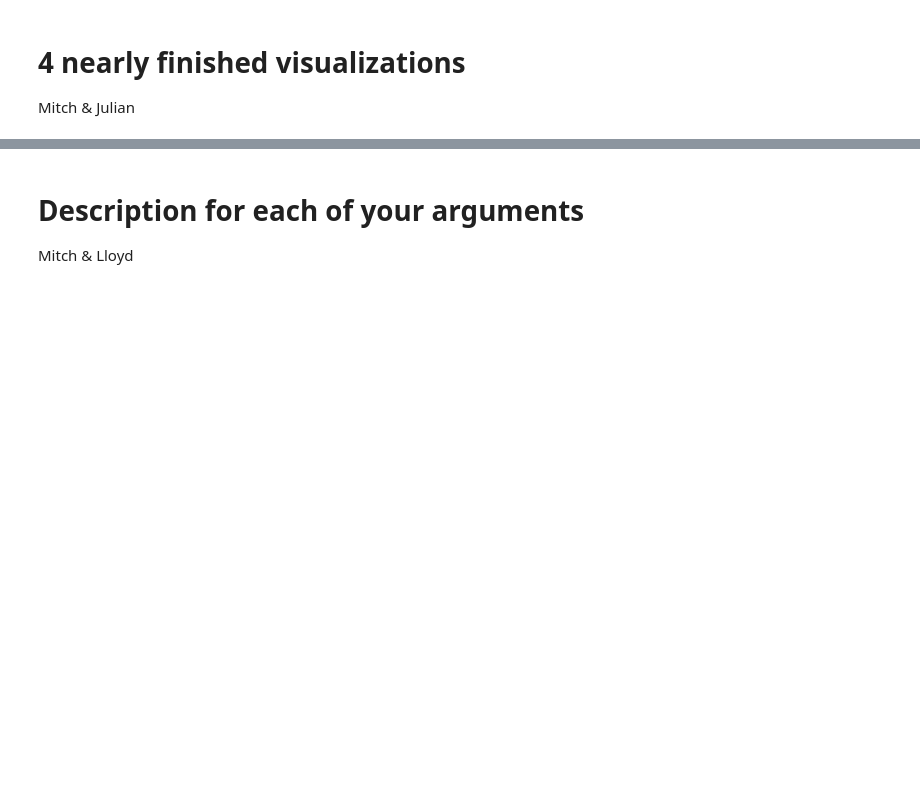
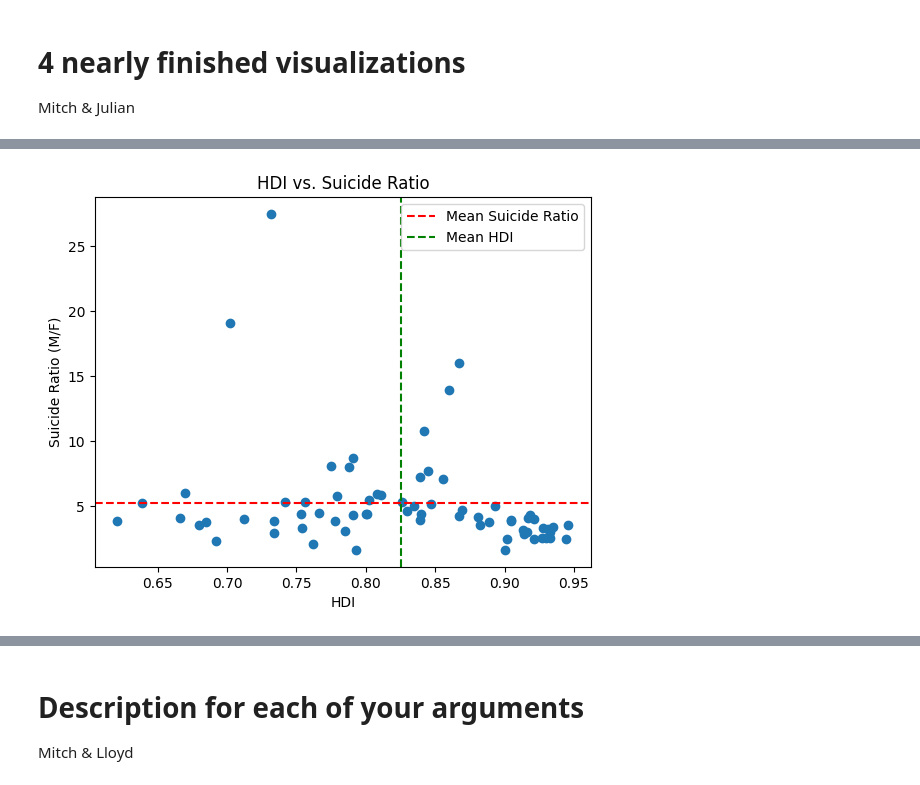
Before and after one commit to Lloydster25/Informatievisualisatie, a Jupyter notebook: Draft.ipynb, the cells around one changed output, grey strips where cells are left out. Cells and saved outputs as stored; diff of their text form; code cells hidden in the pictures; blank space fills up the shorter version.

```diff
--- a/Draft.ipynb
+++ b/Draft.ipynb
@@ -20,0 +58,42 @@ Mitch & Julian
+# %%
+import pandas as pd
+import matplotlib.pyplot as plt
+import numpy as np
+
+df = pd.read_csv('databases/FINAL DATASET.csv')
+hdi = df['HDI 2013']
+suicide_ratio = df['Suicide Ratio (M/F)']
+
+
+# Convert to NumPy arrays
+hdi = np.array(hdi)
+suicide_ratio = np.array(suicide_ratio)
+
+# Exclude NaN and inf values
+valid_indices = np.isfinite(hdi) & np.isfinite(suicide_ratio)
+hdi = hdi[valid_indices]
+suicide_ratio = suicide_ratio[valid_indices]
+
+# Calculate mean values
+mean_hdi = np.mean(hdi)
+mean_suicide_ratio = np.mean(suicide_ratio)
+
+# Plotting the scatter plot
+plt.scatter(hdi, suicide_ratio)
+
+# Adding mean lines
+plt.axhline(y=mean_suicide_ratio, color='r', linestyle='--', label='Mean Suicide Ratio')
+plt.axvline(x=mean_hdi, color='g', linestyle='--', label='Mean HDI')
+
+# Adding labels and title
+plt.xlabel('HDI')
+plt.ylabel('Suicide Ratio (M/F)')
+plt.title('HDI vs. Suicide Ratio')
+
+# Adding legend
+plt.legend()
+
+# Display the plot
+plt.show()
+# %% [output]
+[figure, added]
```
Also changed, not shown: parts of 7 cells of this notebook, 9 other files.
